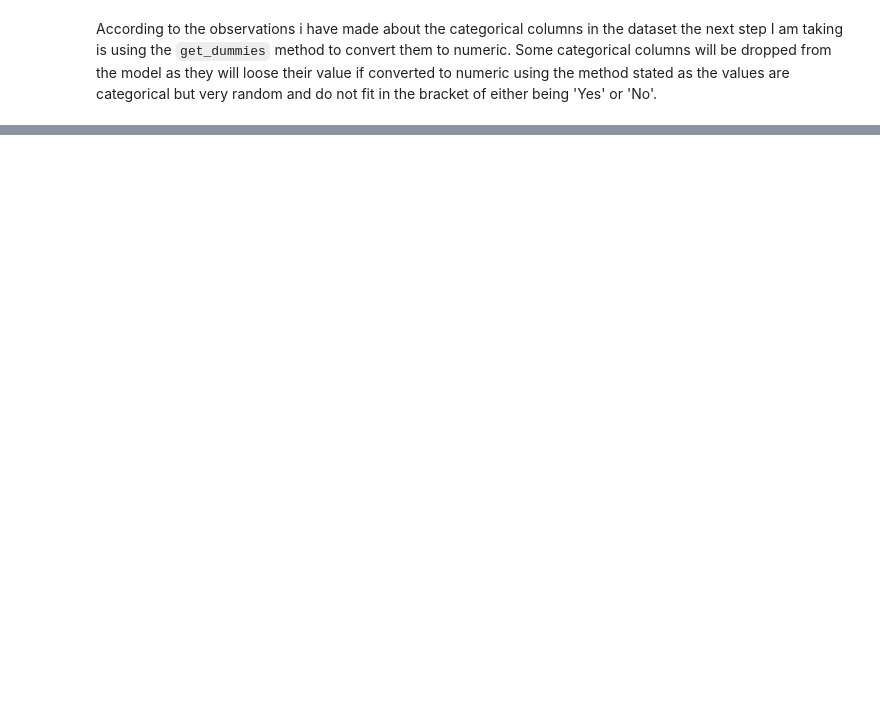
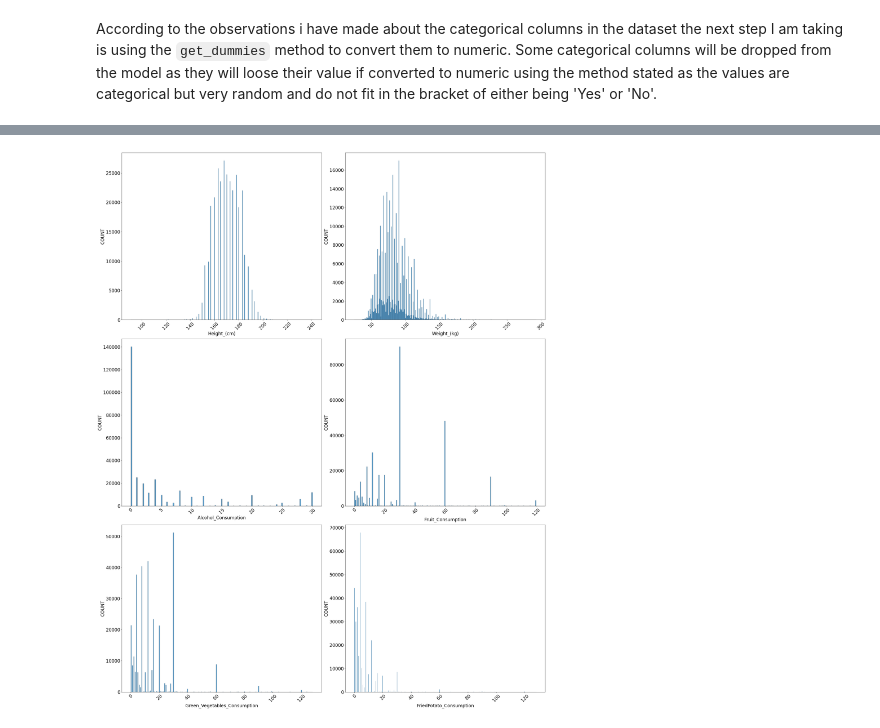
Before and after one commit to valarythairu/dsc-phase-3-project, a Jupyter notebook: index.ipynb, the cells around one changed output, grey strips where cells are left out. Saved outputs shown, nothing was run; the diff lists cells and outputs as text; code cells hidden in the pictures; blank space fills up the shorter version.

```diff
--- a/index.ipynb
+++ b/index.ipynb
@@ -348,0 +248,3 @@ new_data
+# %%
+data['BMI_Category'] = pd.cut(data['BMI'], bins=[0, 18.5, 24.9, 29.9, np.inf],
+ labels=['Underweight', 'Normal weight', 'Overweight', 'Obesity'])
@@ -348,0 +275,17 @@ new_data
+# %%
+# Displays the distribution of the numerical variables in the dataset
+fig = plt.figure(figsize=(28,160))
+numerical_columns = data.select_dtypes(['float64']).columns.tolist() # converts dataframe to list
+numerical_columns.remove('BMI')
+for index, col in enumerate(numerical_columns):
+    ax= fig.add_subplot(14,2,index+1)
+    sns.histplot(x=data[col], ax=ax)
+    plt.ylabel('COUNT',size=20) # sets label for y-axis
+    plt.xlabel(col,size=20) # set label for x-axis
+    plt.xticks(size = 20, rotation = 45 )
+    plt.yticks(size = 20)
+
+plt.tight_layout()
+plt.show() # displays distribution
+# %% [output]
+[figure, added]
```
Also changed, not shown: parts of 23 cells of this notebook, 2 other files.
